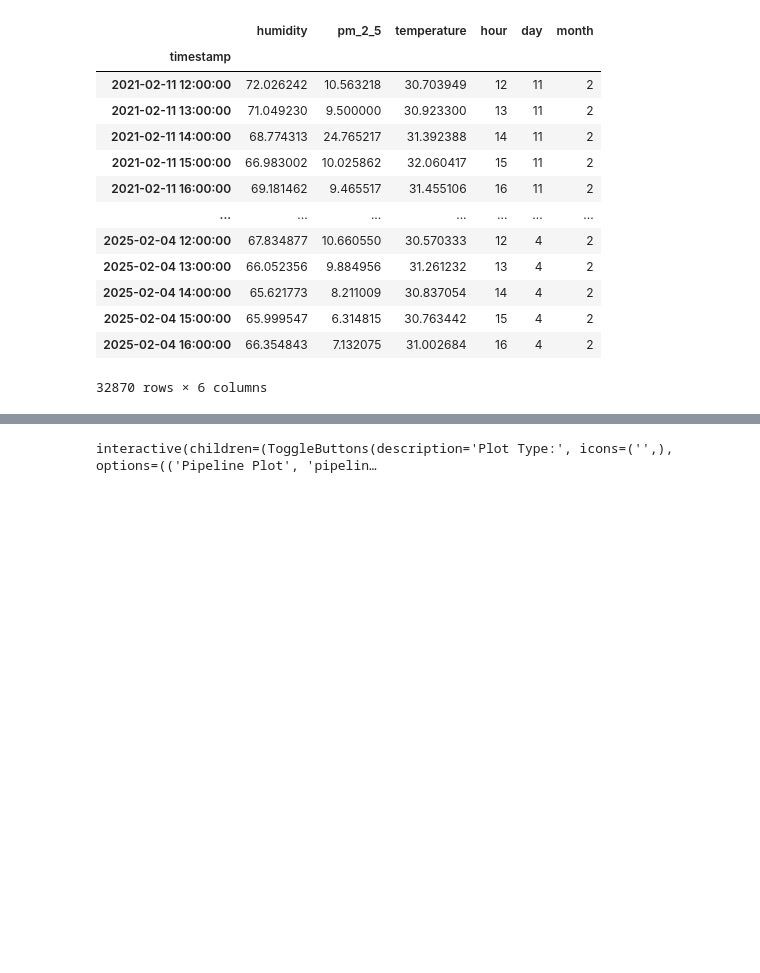
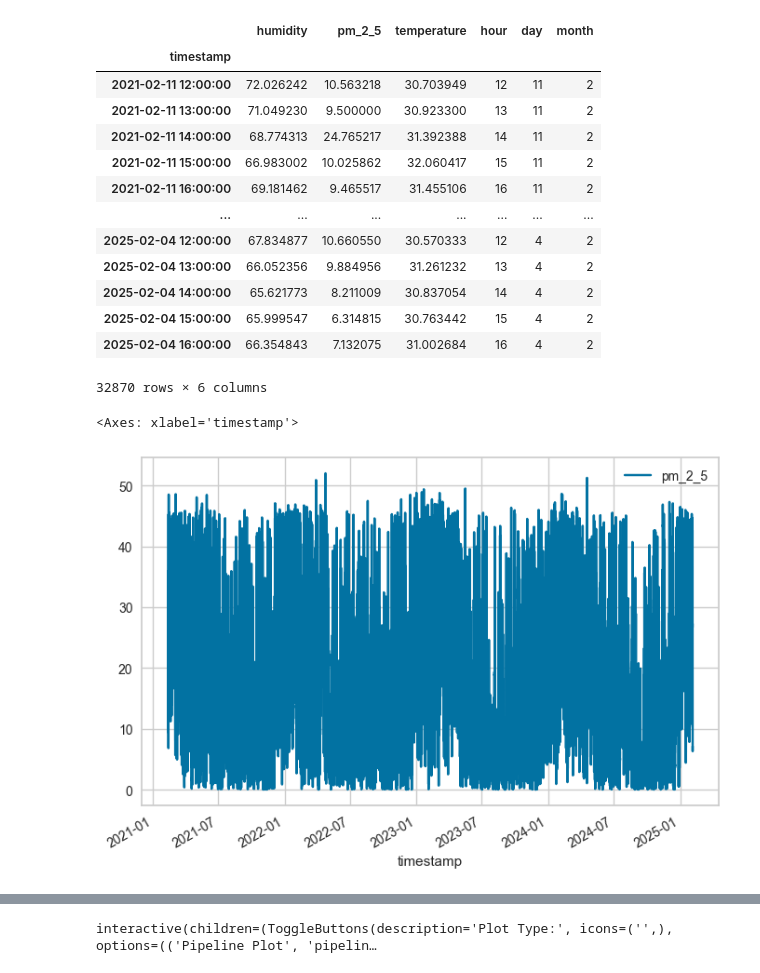
Before and after one commit to Napatsawan9806/Term_project, a Jupyter notebook: train.ipynb, the cells around one changed output, grey strips where cells are left out. Cells and saved outputs as stored; diff of their text form; code cells hidden in the pictures; blank space fills up the shorter version.

```diff
--- a/train.ipynb
+++ b/train.ipynb
@@ -253,3 +253,8 @@ df2
 | 2025-02-04 15:00:00 | 65.999547 | 6.314815 | 30.763442 | 15 | 4 | 2 |
 | 2025-02-04 16:00:00 | 66.354843 | 7.132075 | 31.002684 | 16 | 4 | 2 |
 32870 rows × 6 columns
+# %%
+df2.plot(y = 'pm_2_5')
+# %% [output]
+<Axes: xlabel='timestamp'>
+[figure, added]
```
Also changed, not shown: parts of 7 cells of this notebook, 3 other files.
